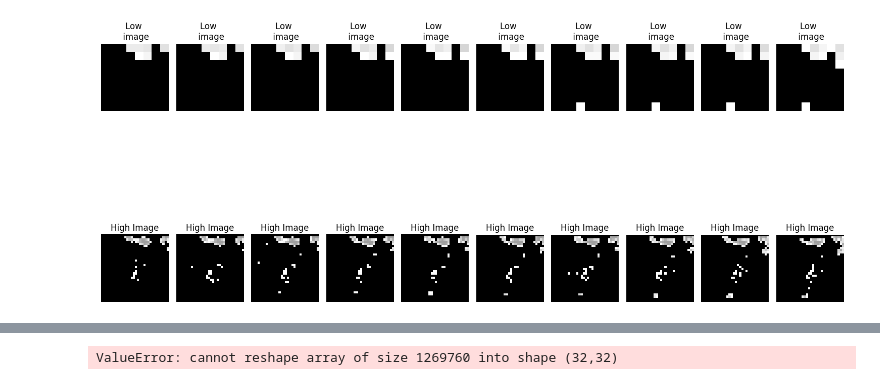
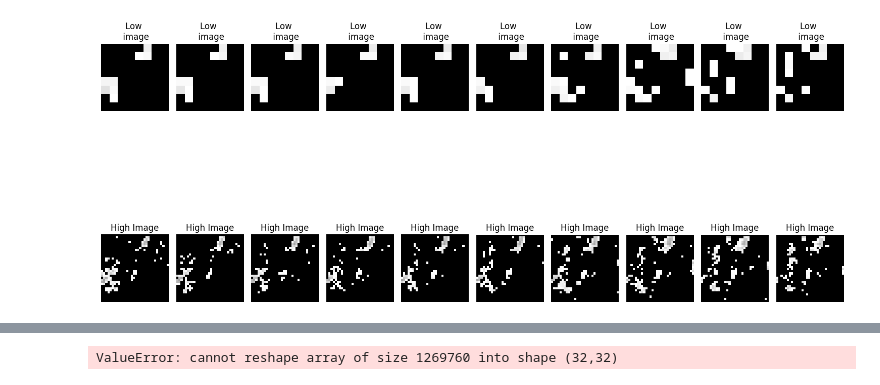
Before and after one commit to jakkaj/nanoGPT, a Jupyter notebook: bom/encoders/encode_sample_3.ipynb, the cells around one changed output, grey strips where cells are left out. Drawn from its saved outputs; the diff is of its cells as text; code cells hidden in the pictures.

```diff
--- a/bom/encoders/encode_sample_3.ipynb
+++ b/bom/encoders/encode_sample_3.ipynb
@@ -15,47 +25,40 @@ transform = torchvision.transforms.Compose([
 # %%
 # load pickle file from ../data/scratch/img_pairs.pkl
-with open("../../data/scratch/img_pairs.pkl", "rb") as f:
-	train_dataset = pickle.load(f)
 
-transformed_train_dataset = [(transform(image), transform(label)) for image, label in train_dataset]
-
-n = len(transformed_train_dataset)
-train_data = transformed_train_dataset[:int(n*0.9)]
-val_data = transformed_train_dataset[int(n*0.9):]
 
 
 
 counter = 1
 
 
-
+iplus = 600
 
 for idx in range(10):
-	idx = idx + 150
+	idx = idx + iplus
 	val = transformed_train_dataset[idx][0]
 	plt.subplot(2, 10, counter)
 	plt.title("Low \n image")
 	plt.imshow(val.reshape(8, 8), cmap='gray')
 	plt.axis('off')
 
 	# Incrementing subplot counter
 	counter += 1
 
 for idx in range(10):
-    idx = idx + 150
+    idx = idx + iplus
     val = transformed_train_dataset[idx][1]
     plt.subplot(2, 10, counter)
     plt.imshow(val.reshape(32, 32), cmap='gray')
     plt.title("High Image")
     plt.axis('off')
 
 	# Incrementing subplot counter
     counter += 1
 
 plt.tight_layout()
 plt.show()
 # %% [output]
-[figure, old version]
+[figure, new version]
 # %%
 # Creating a DeepAutoencoder class
 class DeepAutoencoder(torch.nn.Module):
```
Also changed, not shown: parts of 6 cells of this notebook.
